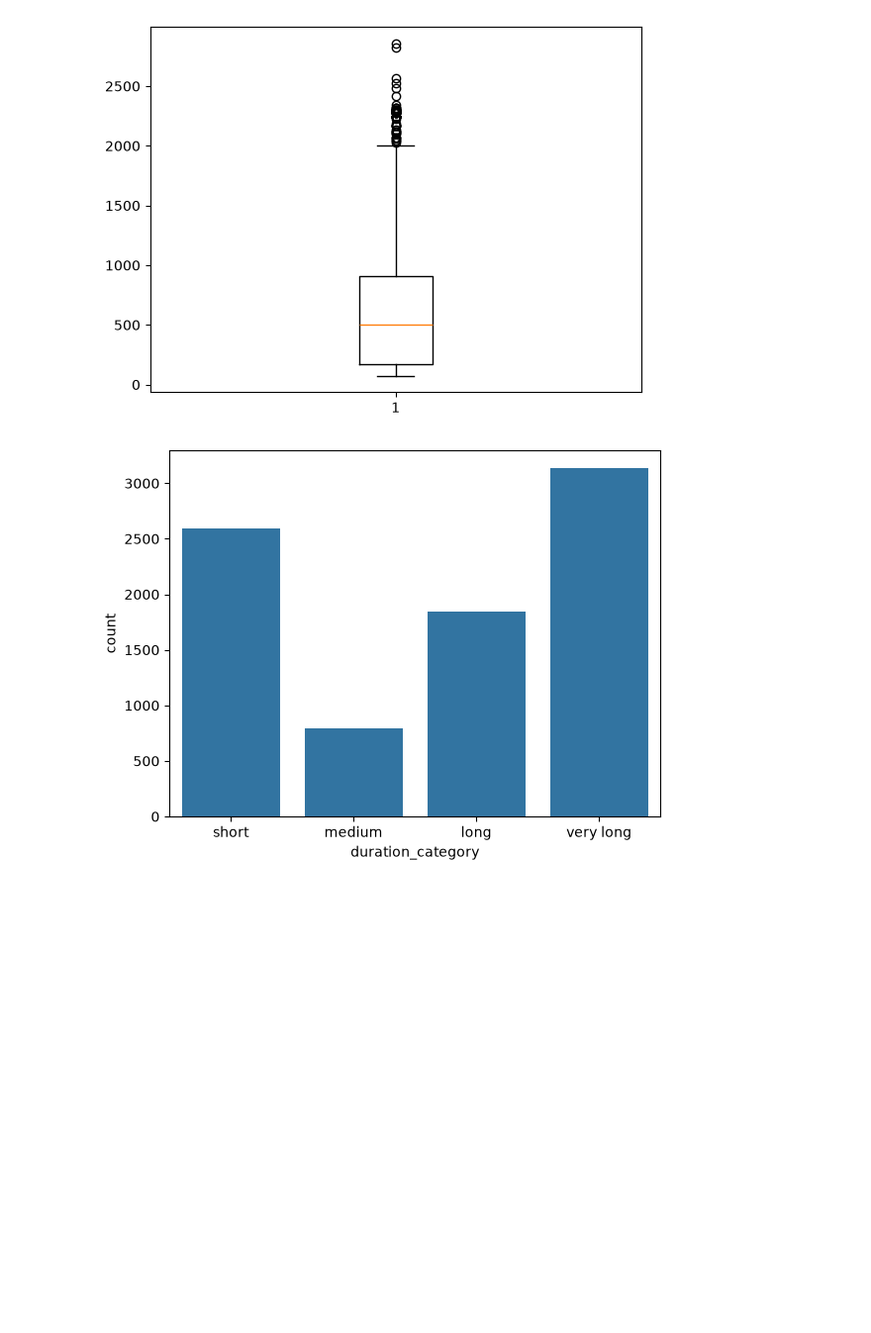
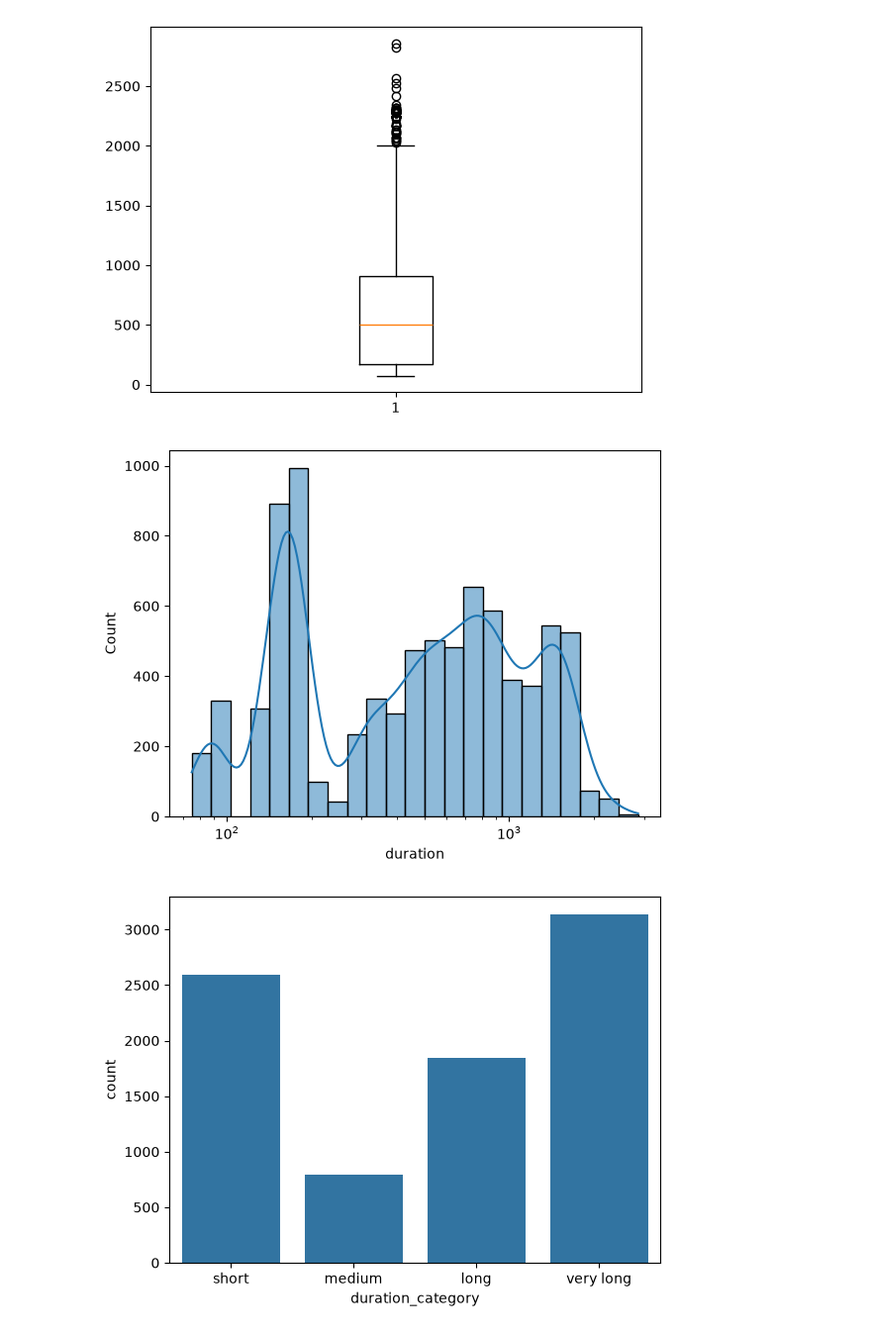
Before and after one commit to ayansuvra/Flight-Price-Prediction, a Jupyter notebook: notebooks/EDA.ipynb, the cells around one changed output. Shown at 99% size. Cells and saved outputs as stored; diff of their text form; code cells hidden in the pictures; blank space fills up the shorter version.

```diff
--- a/notebooks/EDA.ipynb
+++ b/notebooks/EDA.ipynb
@@ -330,6 +330,11 @@ plt.boxplot(df.duration)
 plt.show()
 # %% [output]
 [figure]
+# %%
+sns.histplot(df.duration,cumulative=False,kde=True,log_scale=True)
+plt.show()
+# %% [output]
+[figure, added]
 # %%
 bins = [0, 180, 360, 700, float('inf')]
 
```
Also changed, not shown: parts of 16 cells of this notebook.
